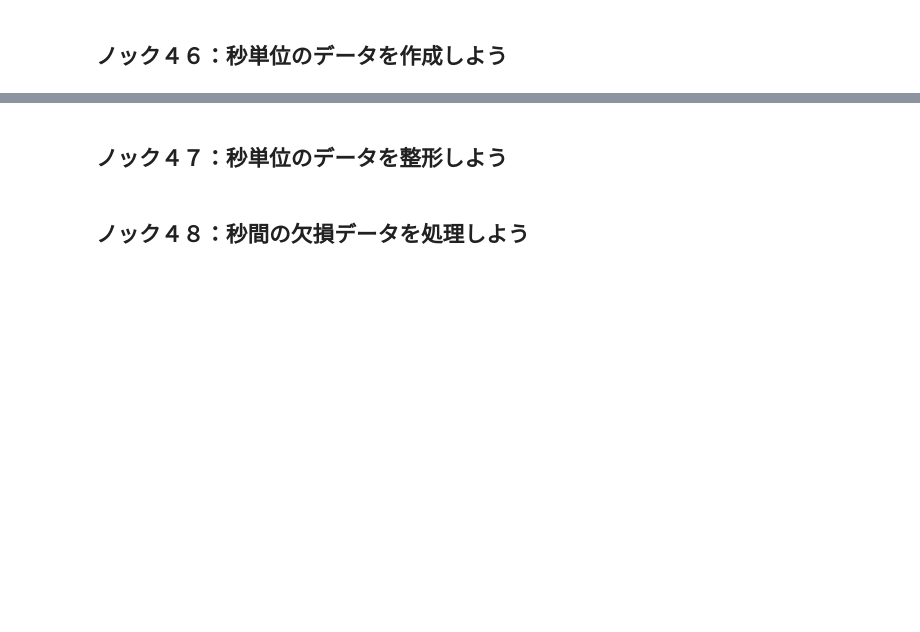
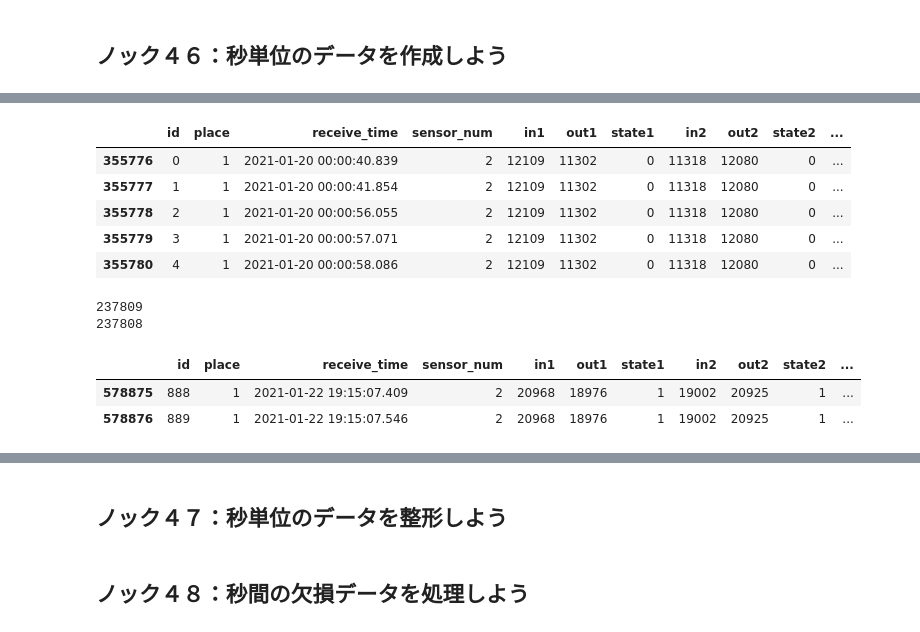
Before and after one commit to shake345/Python100knock, a Jupyter notebook: 3章_加工.ipynb, the cells around one changed output, grey strips where cells are left out. Saved outputs shown, nothing was run; the diff lists cells and outputs as text; code cells hidden in the pictures; blank space fills up the shorter version.

```diff
--- a/3章_加工.ipynb
+++ b/3章_加工.ipynb
@@ -193,0 +236,20 @@ data[['receive_date','dayofweek','day_name']].drop_duplicates(subset='receive_da
+# %%
+data_extract['receive_time_sec'] = data_extract['receive_time'].dt.floor('s') # 切り捨て
+display(data_extract.head())
+print(len(data_extract))
+print(len(data_extract['receive_time_sec'].unique()))
+# %% [output]
+|  | id | place | receive_time | sensor_num | in1 | out1 | state1 | in2 | out2 | state2 | ... |
+| 355776 | 0 | 1 | 2021-01-20 00:00:40.839 | 2 | 12109 | 11302 | 0 | 11318 | 12080 | 0 | ... |
+| 355777 | 1 | 1 | 2021-01-20 00:00:41.854 | 2 | 12109 | 11302 | 0 | 11318 | 12080 | 0 | ... |
+| 355778 | 2 | 1 | 2021-01-20 00:00:56.055 | 2 | 12109 | 11302 | 0 | 11318 | 12080 | 0 | ... |
+| 355779 | 3 | 1 | 2021-01-20 00:00:57.071 | 2 | 12109 | 11302 | 0 | 11318 | 12080 | 0 | ... |
+| 355780 | 4 | 1 | 2021-01-20 00:00:58.086 | 2 | 12109 | 11302 | 0 | 11318 | 12080 | 0 | ... |
+237809
+237808
+# %%
+data_extract[data_extract['receive_time_sec'].duplicated(keep=False)].head()
+# %% [output]
+|  | id | place | receive_time | sensor_num | in1 | out1 | state1 | in2 | out2 | state2 | ... |
+| 578875 | 888 | 1 | 2021-01-22 19:15:07.409 | 2 | 20968 | 18976 | 1 | 19002 | 20925 | 1 | ... |
+| 578876 | 889 | 1 | 2021-01-22 19:15:07.546 | 2 | 20968 | 18976 | 1 | 19002 | 20925 | 1 | ... |
```
Also changed, not shown: parts of 5 cells of this notebook.
